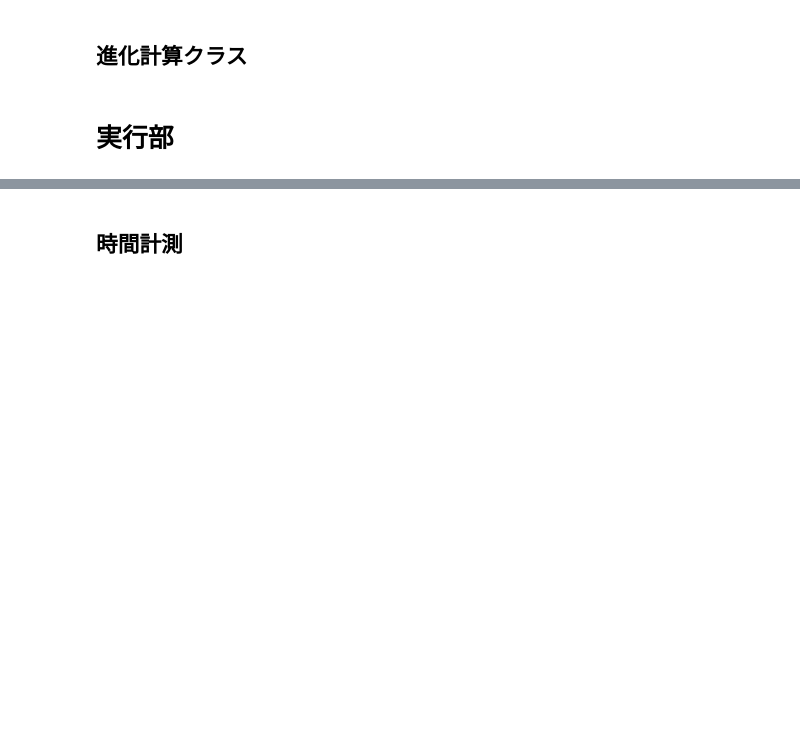
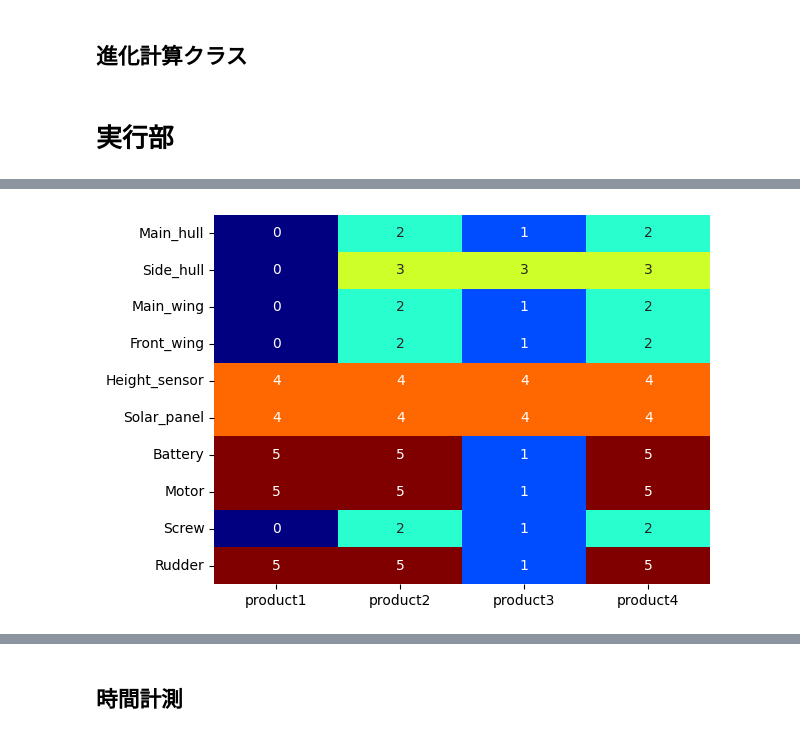
Before and after one commit to pippi12/architecture, a Jupyter notebook: modulardesign.ipynb, the cells around one changed output, grey strips where cells are left out. Saved outputs shown, nothing was run; the diff lists cells and outputs as text; code cells hidden in the pictures; blank space fills up the shorter version.

```diff
--- a/modulardesign.ipynb
+++ b/modulardesign.ipynb
@@ -578,7 +586,7 @@ class Gene():
         return
 
     #================================================================================
-    # 調整阻害度の算出
+    # 調整阻害度の算出. !!!!!!!!!!!!!!!!!!!!あってる？
     #================================================================================
     def calc_inh_coord(self):
 
@@ -612,7 +620,7 @@ class Gene():
     #================================================================================
     # 評価
     #================================================================================
-    def evaluate(self, k_tcd, k_pcr, k_scr, k_inh):
+    def evaluate(self, k_tcd, k_pcr, k_scr, k_inh, goal_tcd, goal_pcr, goal_scr, goal_inh):
 
         # 評価用の情報整理
         st = time.perf_counter()
@@ -651,10 +659,10 @@ class Gene():
         et = time.perf_counter()
         self.time_eva4 += et - st
 
-        self.evaluation = k_tcd * self.total_compromise_degree \
-                        + k_pcr * self.pcr \
-                        + k_scr * self.scr \
-                        + k_inh * self.inh_coord
+        self.evaluation = k_tcd * abs(self.total_compromise_degree - goal_tcd)/goal_tcd \
+                        + k_pcr * abs(self.pcr - goal_pcr)/goal_pcr \
+                        + k_scr * abs(self.scr - goal_scr)/goal_scr \
+                        + k_inh * abs(self.inh_coord - goal_inh)/goal_inh
         return
 
 
@@ -1150,0 +1153,86 @@ Rudder                0         1         2         3
+# %%
+
+cf = CommonFunctions()
+pf = ProductFamily()
+g = Gene(pf)
+
+i = 0#Main hull
+g.chromosome[i+0] = 0 #1x2
+g.chromosome[i+1] = 0 #1x3
+g.chromosome[i+2] = 0 #1x4
+g.chromosome[i+3] = 0 #2x3
+g.chromosome[i+4] = 1 #2x4
+g.chromosome[i+5] = 0 #3x4
+i = 6#Side hull
+g.chromosome[i+0] = 0 #1x2
+g.chromosome[i+1] = 0 #1x3
+g.chromosome[i+2] = 0 #1x4
+g.chromosome[i+3] = 1 #2x3
+g.chromosome[i+4] = 1 #2x4
+g.chromosome[i+5] = 1 #3x4
+i = 12#MainWing
+g.chromosome[i+0] = 0 #1x2
+g.chromosome[i+1] = 0 #1x3
+g.chromosome[i+2] = 0 #1x4
+g.chromosome[i+3] = 0 #2x3
+g.chromosome[i+4] = 1 #2x4
+g.chromosome[i+5] = 0 #3x4
+i = 18#front wing
+g.chromosome[i+0] = 0 #1x2
+g.chromosome[i+1] = 0 #1x3
+g.chromosome[i+2] = 0 #1x4
+g.chromosome[i+3] = 0 #2x3
+g.chromosome[i+4] = 1 #2x4
+g.chromosome[i+5] = 0 #3x4
+i = 24#Height sensor
+g.chromosome[i+0] = 1 #1x2
+g.chromosome[i+1] = 1 #1x3
+g.chromosome[i+2] = 1 #1x4
+g.chromosome[i+3] = 1 #2x3
+g.chromosome[i+4] = 1 #2x4
+g.chromosome[i+5] = 1 #3x4
+i = 30#solar panel
+g.chromosome[i+0] = 1 #1x2
+g.chromosome[i+1] = 1 #1x3
+g.chromosome[i+2] = 1 #1x4
+g.chromosome[i+3] = 1 #2x3
+g.chromosome[i+4] = 1 #2x4
+g.chromosome[i+5] = 1 #3x4
+i = 36#battery
+g.chromosome[i+0] = 1 #1x2
+g.chromosome[i+1] = 0 #1x3
+g.chromosome[i+2] = 1 #1x4
+g.chromosome[i+3] = 0 #2x3
+g.chromosome[i+4] = 1 #2x4
+g.chromosome[i+5] = 0 #3x4
+i = 42#motor
+g.chromosome[i+0] = 1 #1x2
+g.chromosome[i+1] = 0 #1x3
+g.chromosome[i+2] = 1 #1x4
+g.chromosome[i+3] = 0 #2x3
+g.chromosome[i+4] = 1 #2x4
+g.chromosome[i+5] = 0 #3x4
+i = 48#screw
+g.chromosome[i+0] = 0 #1x2
+g.chromosome[i+1] = 0 #1x3
+g.chromosome[i+2] = 0 #1x4
+g.chromosome[i+3] = 0 #2x3
+g.chromosome[i+4] = 1 #2x4
+g.chromosome[i+5] = 0 #3x4
+i = 54#rudder
+g.chromosome[i+0] = 1 #1x2
+g.chromosome[i+1] = 0 #1x3
+g.chromosome[i+2] = 1 #1x4
+g.chromosome[i+3] = 0 #2x3
+g.chromosome[i+4] = 1 #2x4
+g.chromosome[i+5] = 0 #3x4
+
+# print(g.chromosome.reshape(10, 6))
+g.evaluate(k_tcd,k_pcr,k_scr,k_inh,goal_tcd,goal_pcr,goal_scr,goal_inh)
+g.visualize_module_list()
+print('総妥強度: ' + str(g.total_compromise_degree) + ' -> ' + str(g.total_compromise_degree*k_tcd) + ' -> ' + str(abs(goal_tcd - g.total_compromise_degree)/goal_tcd * k_tcd))
+print('構成部位共通化率: ' + str(g.pcr) + ' -> ' + str(g.pcr*k_pcr) + ' -> ' + str(abs(goal_pcr - g.pcr)/goal_pcr * k_pcr))
+print('構造共通化率: ' + str(g.scr) + ' -> ' + str(g.scr*k_scr) + ' -> ' + str(abs(goal_scr-g.scr)/goal_scr * k_scr))
+print('調整阻害度: ' + str(g.inh_coord) + ' -> ' + str(g.inh_coord*k_inh) + ' -> ' + str(abs(goal_inh-g.inh_coord)/goal_inh * k_inh))
+#####!!!!!調整阻害度だけ結果が異なる！！！！！！！！！！！！！！！！！！！！！！！！！！！！！！！
+# %% [output]
@@ -1150,0 +1250 @@ Rudder                0         1         2         3
+[figure, added]
```
Also changed, not shown: parts of 6 cells of this notebook, 8 other files.
